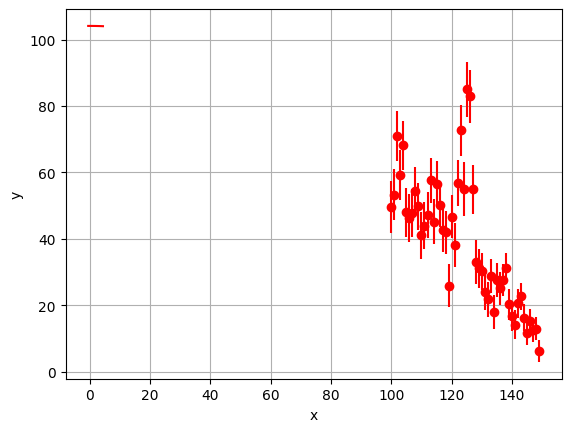
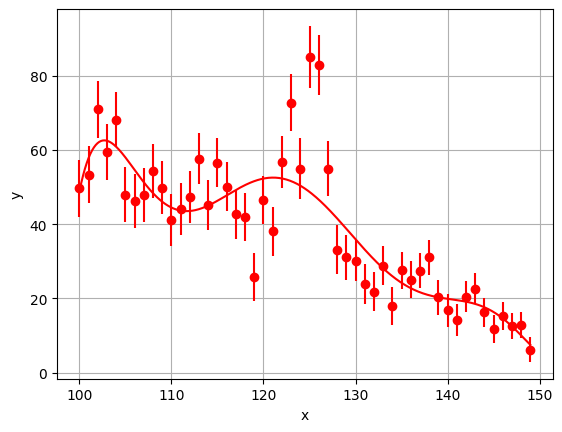
Unified diff of the notebook cell whose output changed from the first chart to the second:
--- before
+++ after
@@ -2,8 +2,11 @@
 import scipy.optimize as spo
 import matplotlib.pyplot as plt
+import scipy.stats as sps
 
 #create function that to fit the graph
-def fit_func2(x, a, c):
-  return a*x**2 + c
+def fit_func2(x, a, b, c, d, e, f, g, h, i):
+  polynomial = (a*x**8+b*x**7+c*x**6+d*x**5+e*x**4+f*x**3+g*x**2+h*x+i)
+
+  return polynomial
 
 #find fake data and errors
@@ -39,6 +42,6 @@
 
 #fit the data
-initial_guess=[1,0]
-po,po_cov=spo.curve_fit(fit_func2, x, y, initial_guess, y_error)
+initial_guess=[1, 0, 0, 0, 0, 0, 0, 0, 0]
+po,po_cov=spo.curve_fit(fit_func2, x, y, p0=initial_guess, sigma=y_error, absolute_sigma=True)
 
 print("The parameters")
@@ -47,12 +50,24 @@
 print(po_cov)
 print("So the values with errors are:")
-print("a= ",po[0]," +/- ",np.sqrt(po_cov[0,0]))
-print("c= ",po[1]," +/- ",np.sqrt(po_cov[1,1]))
+print("a= ",po[0]," +/- ",np.sqrt(po_cov[0, 0]))
+print("b =", po[1], "+/-", np.sqrt(po_cov[1, 1]))
+print("c= ",po[1]," +/- ",np.sqrt(po_cov[2, 2]))
+print("d= ",po[1]," +/- ",np.sqrt(po_cov[3, 3]))
+print("e= ",po[1]," +/- ",np.sqrt(po_cov[4, 4]))
+print("f= ",po[1]," +/- ",np.sqrt(po_cov[5, 5]))
+print("g= ",po[1]," +/- ",np.sqrt(po_cov[6, 6]))
+print("h= ",po[1]," +/- ",np.sqrt(po_cov[7, 7]))
+print("i= ",po[1]," +/- ",np.sqrt(po_cov[8, 8]))
 
 plt.errorbar(x, y, yerr=y_error, fmt='ro',label="Simulated measured data")
-xx=np.arange(-0.5,4.5,0.1)
-plt.plot(xx,fit_func2(xx,po[0],po[1]),'r-',label='Fit results')
+xx=np.linspace(x.min(), x.max(), 500)
+plt.plot(
+    xx,
+    fit_func2(xx, *po),
+    'r-',
+    label="Fit results"
+)
 plt.xlabel("x")
 plt.ylabel("y")
-plt.grid(1)
+plt.grid()
 plt.show()

Commit: Created using Colab